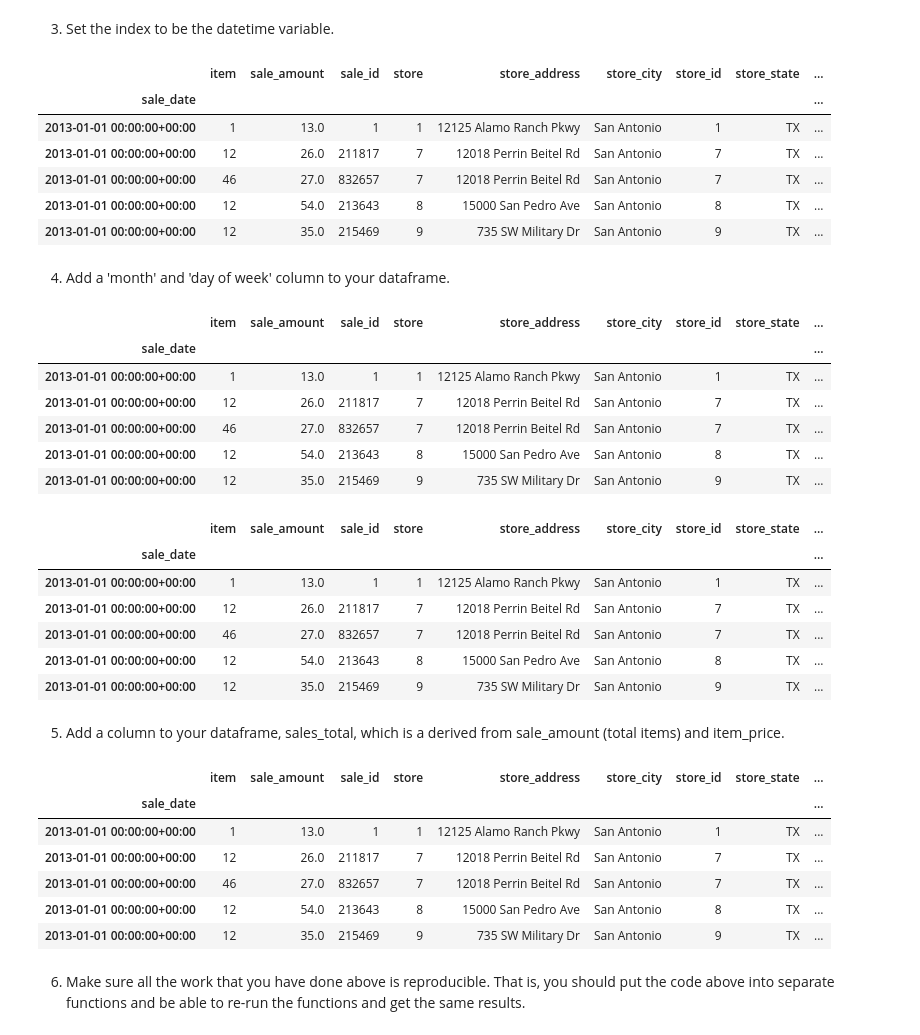
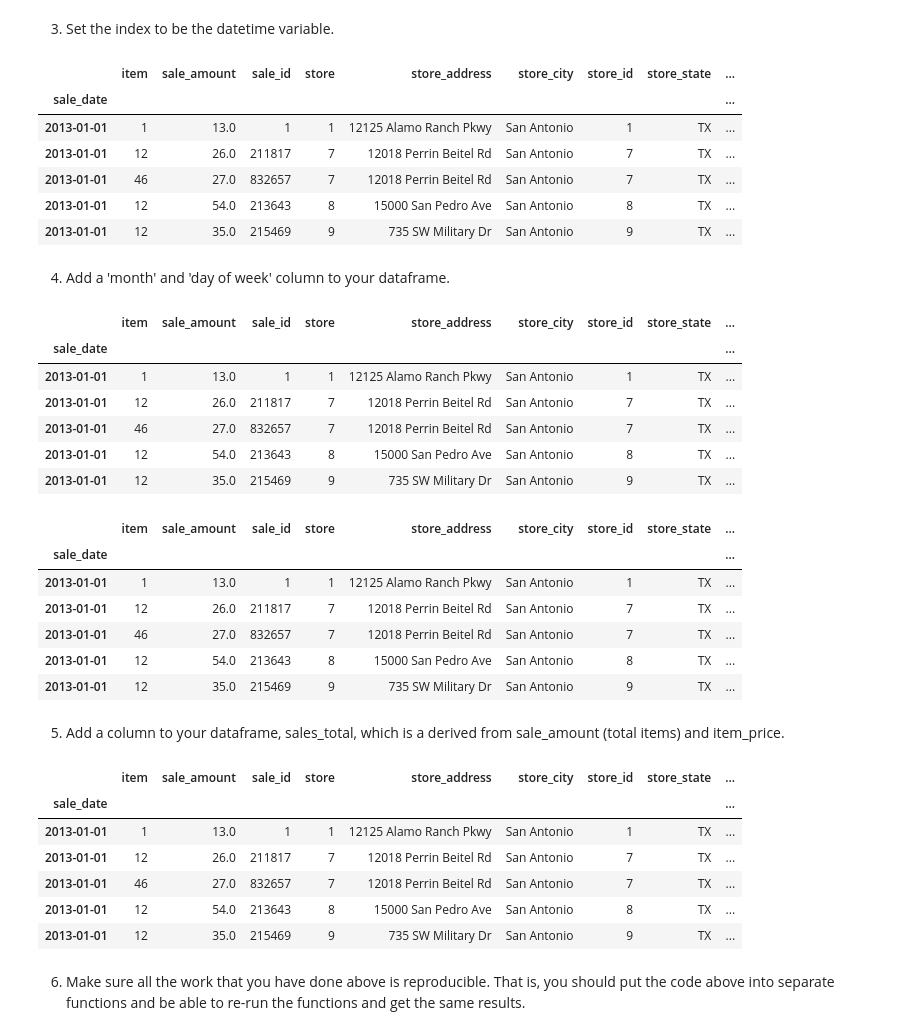
Before and after one commit to veronica-f-reyes/time-series-exercises, a Jupyter notebook: Data_Prep_Exercises.ipynb, the cells around one changed output. Cells and saved outputs as stored; diff of their text form; code cells hidden in the pictures.

```diff
--- a/Data_Prep_Exercises.ipynb
+++ b/Data_Prep_Exercises.ipynb
@@ -22,4 +22,5 @@ df.head()
 1. Convert date column to datetime format.
 # %%
 
-df.sale_date = pd.to_datetime(df.sale_date)
+df.sale_date = pd.to_datetime(df.sale_date.apply(lambda x: x[:-13]))
+df.head()
@@ -43,35 +51,35 @@ df.head()
 # %% [output]
 |  | item | sale_amount | sale_id | store | store_address | store_city | store_id | store_state | ... |
 | sale_date |  |  |  |  |  |  |  |  | ... |
-| 2013-01-01 00:00:00+00:00 | 1 | 13.0 | 1 | 1 | 12125 Alamo Ranch Pkwy | San Antonio | 1 | TX | ... |
-| 2013-01-01 00:00:00+00:00 | 12 | 26.0 | 211817 | 7 | 12018 Perrin Beitel Rd | San Antonio | 7 | TX | ... |
-| 2013-01-01 00:00:00+00:00 | 46 | 27.0 | 832657 | 7 | 12018 Perrin Beitel Rd | San Antonio | 7 | TX | ... |
-| 2013-01-01 00:00:00+00:00 | 12 | 54.0 | 213643 | 8 | 15000 San Pedro Ave | San Antonio | 8 | TX | ... |
-| 2013-01-01 00:00:00+00:00 | 12 | 35.0 | 215469 | 9 | 735 SW Military Dr | San Antonio | 9 | TX | ... |
+| 2013-01-01 | 1 | 13.0 | 1 | 1 | 12125 Alamo Ranch Pkwy | San Antonio | 1 | TX | ... |
+| 2013-01-01 | 12 | 26.0 | 211817 | 7 | 12018 Perrin Beitel Rd | San Antonio | 7 | TX | ... |
+| 2013-01-01 | 46 | 27.0 | 832657 | 7 | 12018 Perrin Beitel Rd | San Antonio | 7 | TX | ... |
+| 2013-01-01 | 12 | 54.0 | 213643 | 8 | 15000 San Pedro Ave | San Antonio | 8 | TX | ... |
+| 2013-01-01 | 12 | 35.0 | 215469 | 9 | 735 SW Military Dr | San Antonio | 9 | TX | ... |
 # %% [markdown]
 4. Add a 'month' and 'day of week' column to your dataframe.
 # %%
-df['month'] = df.index.month
+df['month'] = df.index.month_name
 df.head()
 # %% [output]
 |  | item | sale_amount | sale_id | store | store_address | store_city | store_id | store_state | ... |
 | sale_date |  |  |  |  |  |  |  |  | ... |
-| 2013-01-01 00:00:00+00:00 | 1 | 13.0 | 1 | 1 | 12125 Alamo Ranch Pkwy | San Antonio | 1 | TX | ... |
-| 2013-01-01 00:00:00+00:00 | 12 | 26.0 | 211817 | 7 | 12018 Perrin Beitel Rd | San Antonio | 7 | TX | ... |
-| 2013-01-01 00:00:00+00:00 | 46 | 27.0 | 832657 | 7 | 12018 Perrin Beitel Rd | San Antonio | 7 | TX | ... |
-| 2013-01-01 00:00:00+00:00 | 12 | 54.0 | 213643 | 8 | 15000 San Pedro Ave | San Antonio | 8 | TX | ... |
-| 2013-01-01 00:00:00+00:00 | 12 | 35.0 | 215469 | 9 | 735 SW Military Dr | San Antonio | 9 | TX | ... |
+| 2013-01-01 | 1 | 13.0 | 1 | 1 | 12125 Alamo Ranch Pkwy | San Antonio | 1 | TX | ... |
+| 2013-01-01 | 12 | 26.0 | 211817 | 7 | 12018 Perrin Beitel Rd | San Antonio | 7 | TX | ... |
+| 2013-01-01 | 46 | 27.0 | 832657 | 7 | 12018 Perrin Beitel Rd | San Antonio | 7 | TX | ... |
+| 2013-01-01 | 12 | 54.0 | 213643 | 8 | 15000 San Pedro Ave | San Antonio | 8 | TX | ... |
+| 2013-01-01 | 12 | 35.0 | 215469 | 9 | 735 SW Military Dr | San Antonio | 9 | TX | ... |
 # %%
 df['day_of_week'] = df.index.day_of_week
 df.head()
 # %% [output]
 |  | item | sale_amount | sale_id | store | store_address | store_city | store_id | store_state | ... |
 | sale_date |  |  |  |  |  |  |  |  | ... |
-| 2013-01-01 00:00:00+00:00 | 1 | 13.0 | 1 | 1 | 12125 Alamo Ranch Pkwy | San Antonio | 1 | TX | ... |
-| 2013-01-01 00:00:00+00:00 | 12 | 26.0 | 211817 | 7 | 12018 Perrin Beitel Rd | San Antonio | 7 | TX | ... |
-| 2013-01-01 00:00:00+00:00 | 46 | 27.0 | 832657 | 7 | 12018 Perrin Beitel Rd | San Antonio | 7 | TX | ... |
-| 2013-01-01 00:00:00+00:00 | 12 | 54.0 | 213643 | 8 | 15000 San Pedro Ave | San Antonio | 8 | TX | ... |
-| 2013-01-01 00:00:00+00:00 | 12 | 35.0 | 215469 | 9 | 735 SW Military Dr | San Antonio | 9 | TX | ... |
+| 2013-01-01 | 1 | 13.0 | 1 | 1 | 12125 Alamo Ranch Pkwy | San Antonio | 1 | TX | ... |
+| 2013-01-01 | 12 | 26.0 | 211817 | 7 | 12018 Perrin Beitel Rd | San Antonio | 7 | TX | ... |
+| 2013-01-01 | 46 | 27.0 | 832657 | 7 | 12018 Perrin Beitel Rd | San Antonio | 7 | TX | ... |
+| 2013-01-01 | 12 | 54.0 | 213643 | 8 | 15000 San Pedro Ave | San Antonio | 8 | TX | ... |
+| 2013-01-01 | 12 | 35.0 | 215469 | 9 | 735 SW Military Dr | San Antonio | 9 | TX | ... |
 # %% [markdown]
 5. Add a column to your dataframe, sales_total, which is a derived from sale_amount (total items) and item_price.
 # %%
@@ -80,11 +88,11 @@ df.head()
 # %% [output]
 |  | item | sale_amount | sale_id | store | store_address | store_city | store_id | store_state | ... |
 | sale_date |  |  |  |  |  |  |  |  | ... |
-| 2013-01-01 00:00:00+00:00 | 1 | 13.0 | 1 | 1 | 12125 Alamo Ranch Pkwy | San Antonio | 1 | TX | ... |
-| 2013-01-01 00:00:00+00:00 | 12 | 26.0 | 211817 | 7 | 12018 Perrin Beitel Rd | San Antonio | 7 | TX | ... |
-| 2013-01-01 00:00:00+00:00 | 46 | 27.0 | 832657 | 7 | 12018 Perrin Beitel Rd | San Antonio | 7 | TX | ... |
-| 2013-01-01 00:00:00+00:00 | 12 | 54.0 | 213643 | 8 | 15000 San Pedro Ave | San Antonio | 8 | TX | ... |
-| 2013-01-01 00:00:00+00:00 | 12 | 35.0 | 215469 | 9 | 735 SW Military Dr | San Antonio | 9 | TX | ... |
+| 2013-01-01 | 1 | 13.0 | 1 | 1 | 12125 Alamo Ranch Pkwy | San Antonio | 1 | TX | ... |
+| 2013-01-01 | 12 | 26.0 | 211817 | 7 | 12018 Perrin Beitel Rd | San Antonio | 7 | TX | ... |
+| 2013-01-01 | 46 | 27.0 | 832657 | 7 | 12018 Perrin Beitel Rd | San Antonio | 7 | TX | ... |
+| 2013-01-01 | 12 | 54.0 | 213643 | 8 | 15000 San Pedro Ave | San Antonio | 8 | TX | ... |
+| 2013-01-01 | 12 | 35.0 | 215469 | 9 | 735 SW Military Dr | San Antonio | 9 | TX | ... |
 # %% [markdown]
 6. Make sure all the work that you have done above is reproducible. That is, you should put the code above into separate functions and be able to re-run the functions and get the same results.
 # %%
```
Also changed, not shown: parts of 7 cells of this notebook, 2 other files.
